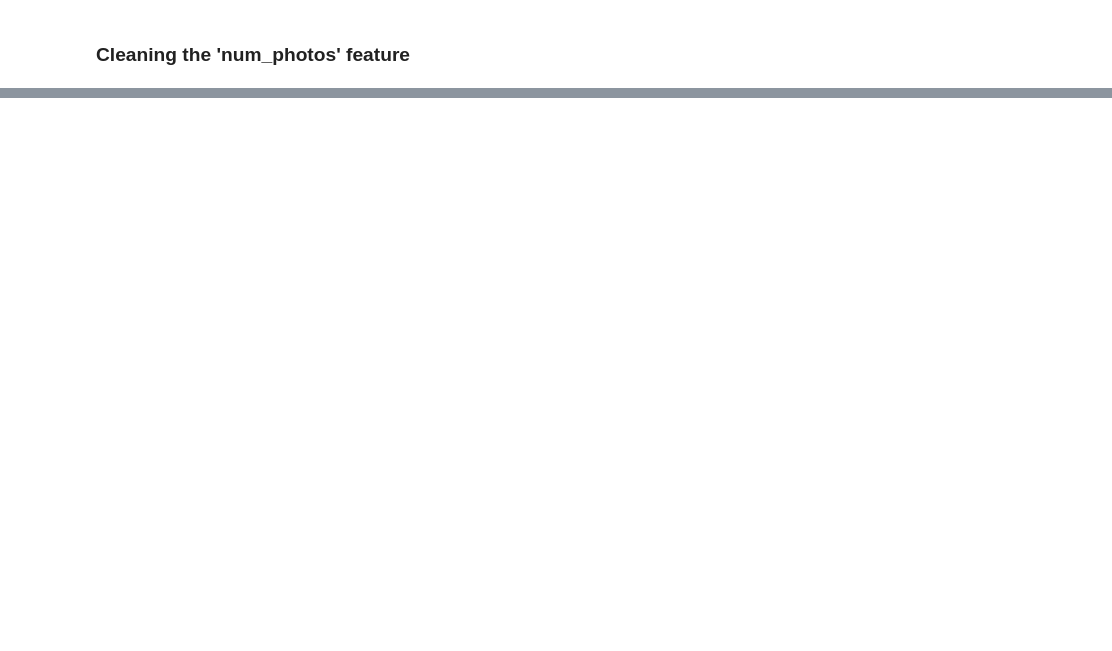
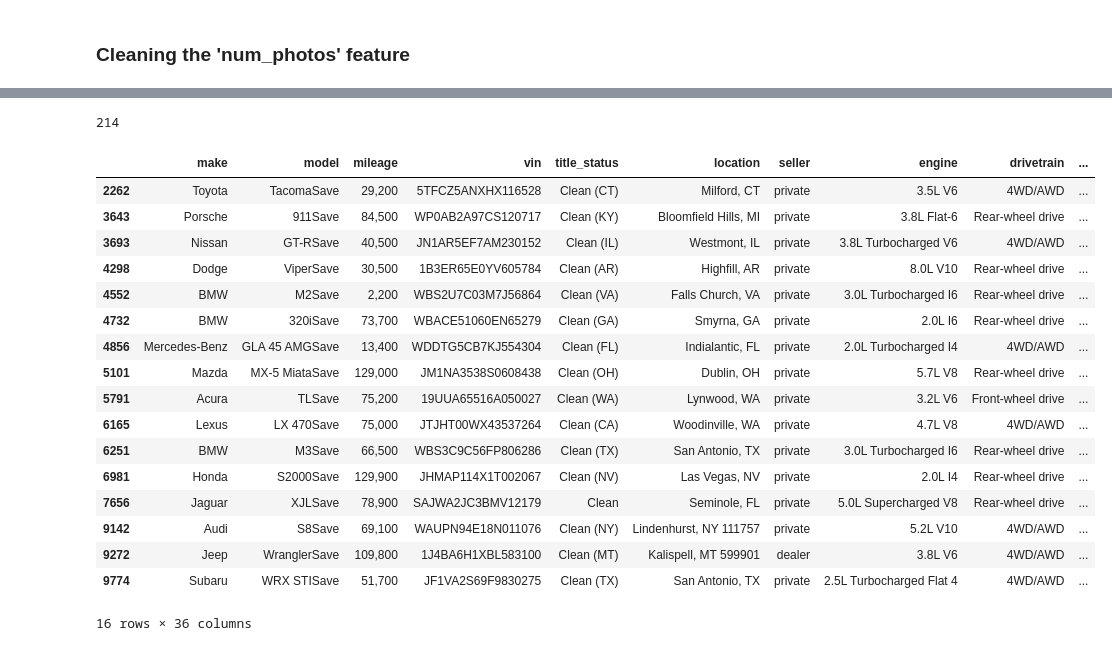
Before and after one commit to pwolff42/auto_auctions, a Jupyter notebook: data_cleansing.ipynb, the cells around one changed output, grey strips where cells are left out. Saved outputs shown, nothing was run; the diff lists cells and outputs as text; code cells hidden in the pictures; blank space fills up the shorter version.

```diff
--- a/data_cleansing.ipynb
+++ b/data_cleansing.ipynb
@@ -1021,0 +1001,32 @@ sns.jointplot(data = cars_df, x = "num_photos" , y = "price", kind = "reg")
+# %%
+# using regex to extract 5 digit zipcodes from the location column, creating a new column, ZIP
+map_df["ZIP"] = map_df["location"].str.extract(r"\b(\d{5})\b")
+map_df["ZIP"].isna().sum()
+# %% [output]
+214
+# %%
+# investigating the United States cars without a zipcode for location that don't have 'canada' in the location column or 'ca' as the last two characters of the location column
+# should get american listings that are missing zipcodes
+map_df[(map_df["ZIP"].isna()) &
+        ~(map_df["location"].str.strip().str.lower().str.contains("canada")) &
+        ~(map_df["location"].str.strip().str.lower().str[-2:] == "ca")]
+# confirmed--all locations in America with (City, State) present at the very least
+# %% [output]
+|  | make | model | mileage | vin | title_status | location | seller | engine | drivetrain | ... |
+| 2262 | Toyota | TacomaSave | 29,200 | 5TFCZ5ANXHX116528 | Clean (CT) | Milford, CT | private | 3.5L V6 | 4WD/AWD | ... |
+| 3643 | Porsche | 911Save | 84,500 | WP0AB2A97CS120717 | Clean (KY) | Bloomfield Hills, MI | private | 3.8L Flat-6 | Rear-wheel drive | ... |
+| 3693 | Nissan | GT-RSave | 40,500 | JN1AR5EF7AM230152 | Clean (IL) | Westmont, IL | private | 3.8L Turbocharged V6 | 4WD/AWD | ... |
+| 4298 | Dodge | ViperSave | 30,500 | 1B3ER65E0YV605784 | Clean (AR) | Highfill, AR | private | 8.0L V10 | Rear-wheel drive | ... |
+| 4552 | BMW | M2Save | 2,200 | WBS2U7C03M7J56864 | Clean (VA) | Falls Church, VA | private | 3.0L Turbocharged I6 | Rear-wheel drive | ... |
+| 4732 | BMW | 320iSave | 73,700 | WBACE51060EN65279 | Clean (GA) | Smyrna, GA | private | 2.0L I6 | Rear-wheel drive | ... |
+| 4856 | Mercedes-Benz | GLA 45 AMGSave | 13,400 | WDDTG5CB7KJ554304 | Clean (FL) | Indialantic, FL | private | 2.0L Turbocharged I4 | 4WD/AWD | ... |
+| 5101 | Mazda | MX-5 MiataSave | 129,000 | JM1NA3538S0608438 | Clean (OH) | Dublin, OH | private | 5.7L V8 | Rear-wheel drive | ... |
+| 5791 | Acura | TLSave | 75,200 | 19UUA65516A050027 | Clean (WA) | Lynwood, WA | private | 3.2L V6 | Front-wheel drive | ... |
+| 6165 | Lexus | LX 470Save | 75,000 | JTJHT00WX43537264 | Clean (CA) | Woodinville, WA | private | 4.7L V8 | 4WD/AWD | ... |
+| 6251 | BMW | M3Save | 66,500 | WBS3C9C56FP806286 | Clean (TX) | San Antonio, TX | private | 3.0L Turbocharged I6 | Rear-wheel drive | ... |
+| 6981 | Honda | S2000Save | 129,900 | JHMAP114X1T002067 | Clean (NV) | Las Vegas, NV | private | 2.0L I4 | Rear-wheel drive | ... |
+| 7656 | Jaguar | XJLSave | 78,900 | SAJWA2JC3BMV12179 | Clean | Seminole, FL | private | 5.0L Supercharged V8 | Rear-wheel drive | ... |
+| 9142 | Audi | S8Save | 69,100 | WAUPN94E18N011076 | Clean (NY) | Lindenhurst, NY 111757 | private | 5.2L V10 | 4WD/AWD | ... |
+| 9272 | Jeep | WranglerSave | 109,800 | 1J4BA6H1XBL583100 | Clean (MT) | Kalispell, MT 599901 | dealer | 3.8L V6 | 4WD/AWD | ... |
+| 9774 | Subaru | WRX STISave | 51,700 | JF1VA2S69F9830275 | Clean (TX) | San Antonio, TX | private | 2.5L Turbocharged Flat 4 | 4WD/AWD | ... |
+16 rows × 36 columns
```
Also changed, not shown: parts of 62 cells of this notebook.
